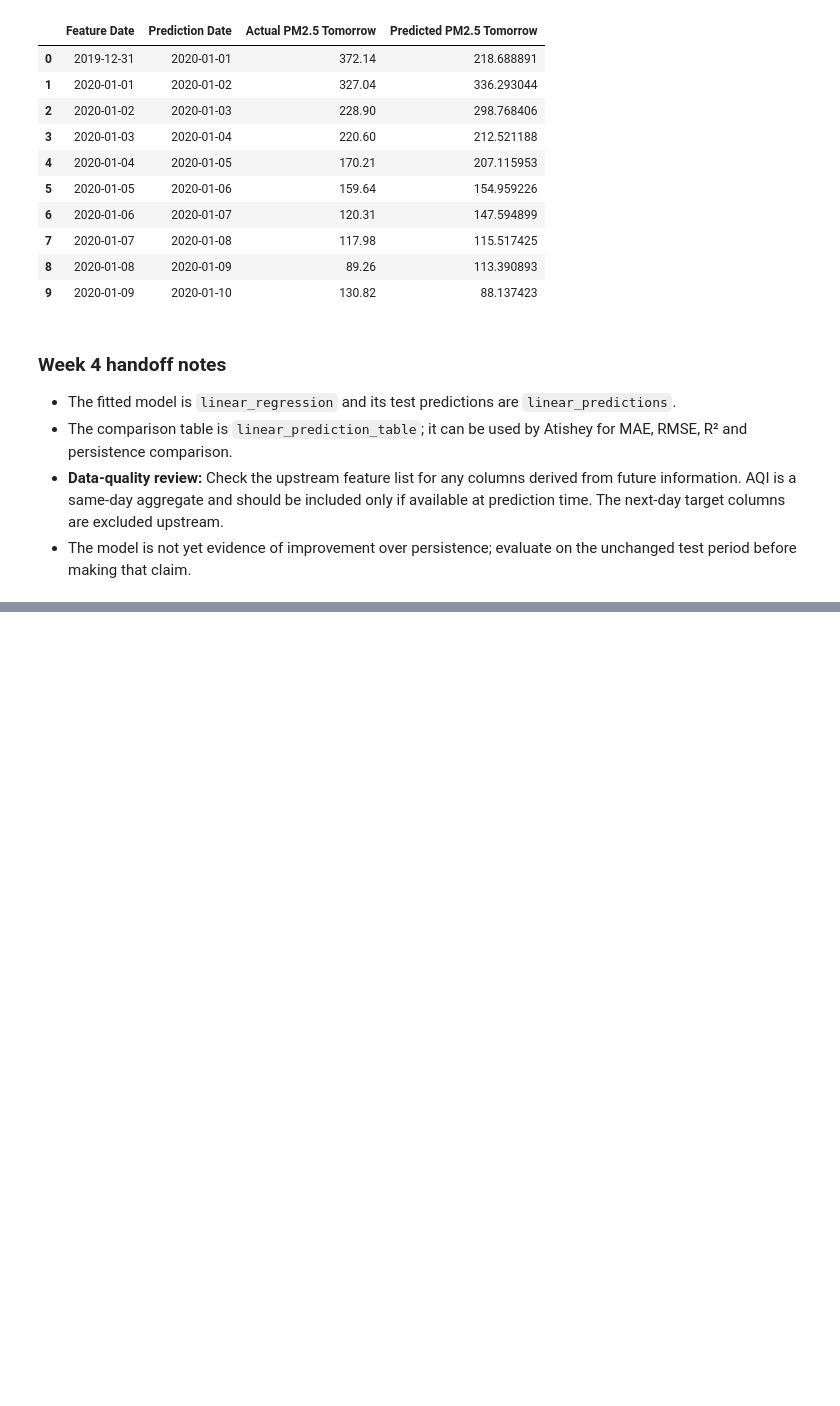
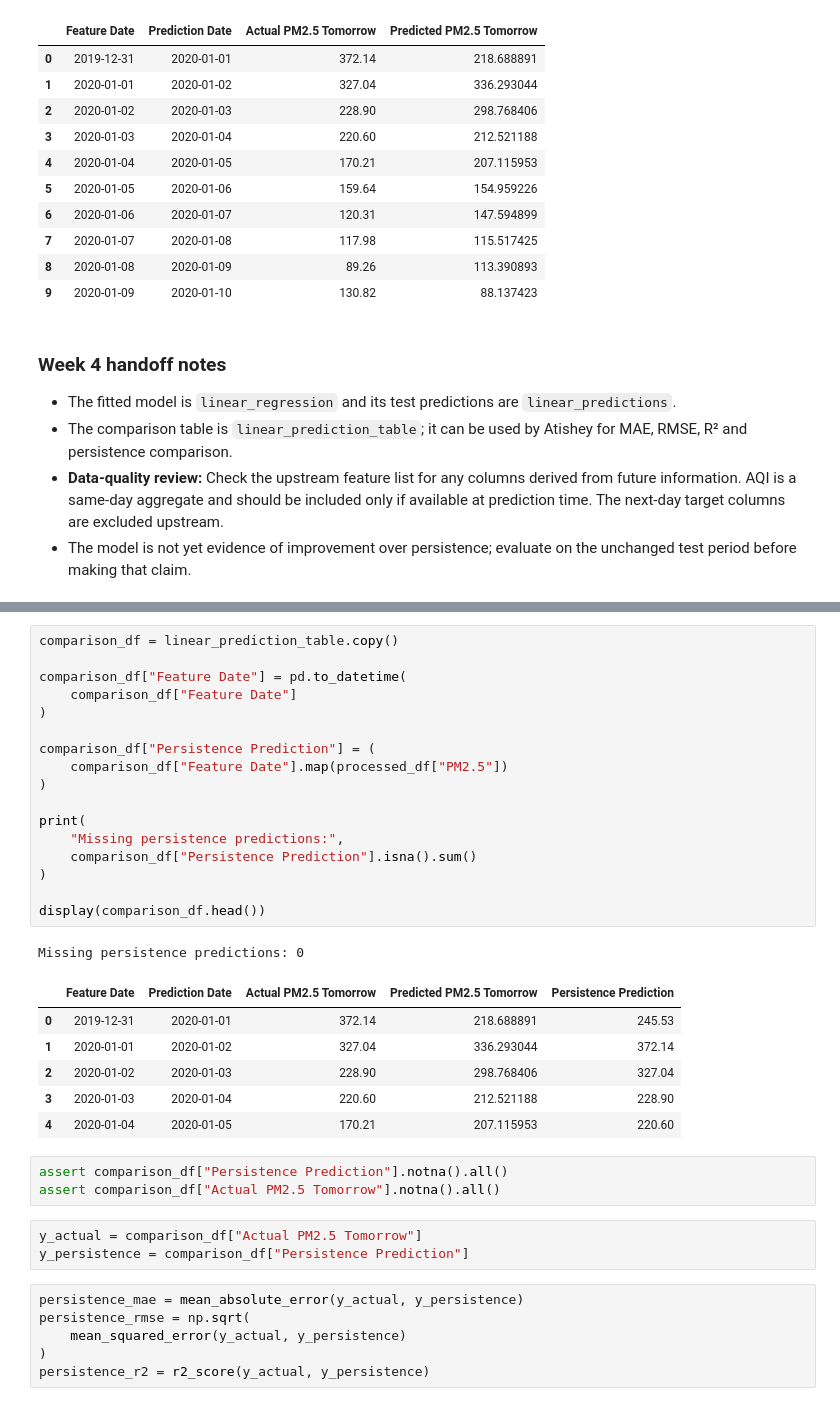
Before and after one commit to ajain347/NextDay-Air-quality-index_predictor, a Jupyter notebook: notebooks/03-models.ipynb, the cells around one changed output, grey strips where cells are left out. Drawn from its saved outputs; the diff is of its cells as text; blank space fills up the shorter version.

Commit message:
Evaluate linear regression against persistence baseline

```diff
--- a/notebooks/03-models.ipynb
+++ b/notebooks/03-models.ipynb
@@ -414,0 +460,37 @@ display(linear_prediction_table.head(10))
+# %%
+comparison_df = linear_prediction_table.copy()
+
+comparison_df["Feature Date"] = pd.to_datetime(
+    comparison_df["Feature Date"]
+)
+
+comparison_df["Persistence Prediction"] = (
+    comparison_df["Feature Date"].map(processed_df["PM2.5"])
+)
+
+print(
+    "Missing persistence predictions:",
+    comparison_df["Persistence Prediction"].isna().sum()
+)
+
+display(comparison_df.head())
+# %% [output]
+Missing persistence predictions: 0
+|  | Feature Date | Prediction Date | Actual PM2.5 Tomorrow | Predicted PM2.5 Tomorrow | Persistence Prediction |
+| 0 | 2019-12-31 | 2020-01-01 | 372.14 | 218.688891 | 245.53 |
+| 1 | 2020-01-01 | 2020-01-02 | 327.04 | 336.293044 | 372.14 |
+| 2 | 2020-01-02 | 2020-01-03 | 228.90 | 298.768406 | 327.04 |
+| 3 | 2020-01-03 | 2020-01-04 | 220.60 | 212.521188 | 228.90 |
+| 4 | 2020-01-04 | 2020-01-05 | 170.21 | 207.115953 | 220.60 |
+# %%
+assert comparison_df["Persistence Prediction"].notna().all()
+assert comparison_df["Actual PM2.5 Tomorrow"].notna().all()
+# %%
+y_actual = comparison_df["Actual PM2.5 Tomorrow"]
+y_persistence = comparison_df["Persistence Prediction"]
+# %%
+persistence_mae = mean_absolute_error(y_actual, y_persistence)
+persistence_rmse = np.sqrt(
+    mean_squared_error(y_actual, y_persistence)
+)
+persistence_r2 = r2_score(y_actual, y_persistence)
```
Also changed, not shown: parts of 10 cells of this notebook.
